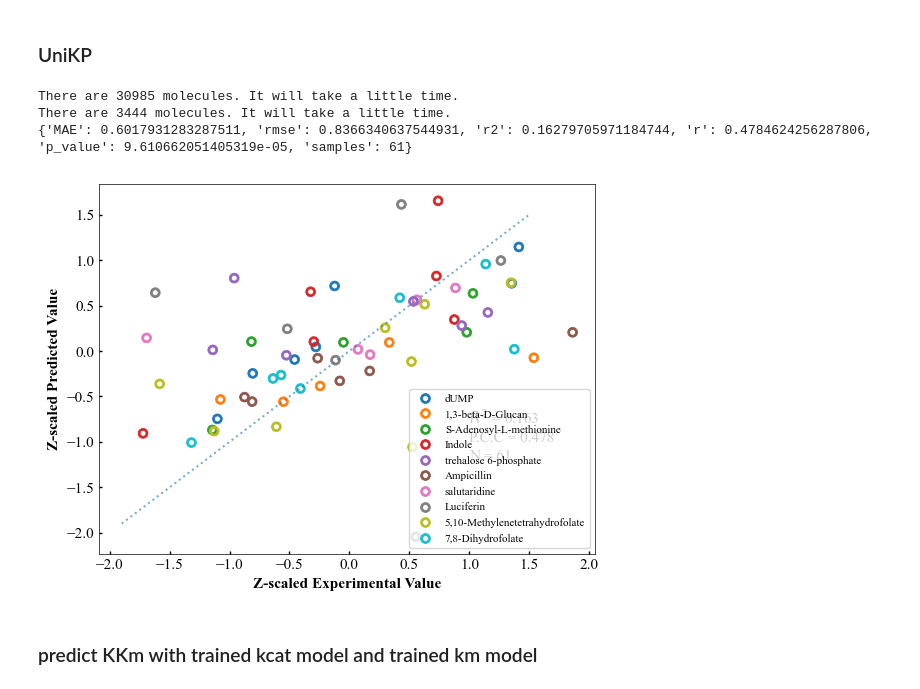
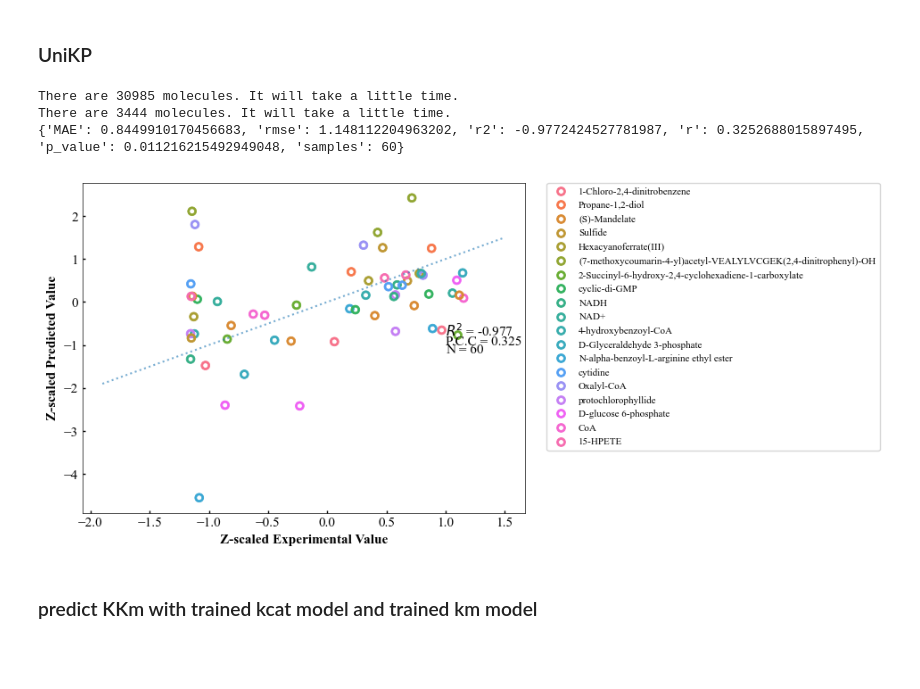
Before and after one commit to XvesS/EITLEM-Kinetics, a Jupyter notebook: Notebook/analysis.ipynb, the cells around one changed output. Drawn from its saved outputs; the diff is of its cells as text; code cells hidden in the pictures; blank space fills up the shorter version.

```diff
--- a/Notebook/analysis.ipynb
+++ b/Notebook/analysis.ipynb
@@ -742,0 +832,16 @@ metric(Pre, Real, True)
+# %%
+import pandas as pd
+dataset_info = pd.read_json("../Data/KCAT/kcat_data.json")
+ec = set(list(dataset_info['ec']))
+ec_str = ""
+for item in ec:
+    ec_str += f"{item}\n"
+with open("../Data/KCAT/ec.txt", 'w') as f:
+    f.write(ec_str)
+rnx_info = pd.read_csv("../Data/KCAT/RheaRNXMap.tsv", sep='\t')
+rnx_id = set(list(rnx_info['Reaction identifier']))
+id_str = ""
+for item in rnx_id:
+    id_str += f"{item}\n"
+with open("../Data/KCAT/ec.txt", 'w') as f:
+    f.write(id_str)
@@ -1024,8 +1482,8 @@ Pre = unikp_predictor.model.predict(x_test)
 
 data_df = []
 for pair_item, t, p in zip(test_pair, Real, Pre):
-    dataItem = kinetics_data[pair_item[3]]
-    k = f"{dataItem['ec']}_{dataItem['organism']}_{dataItem['substrate']}"
+    dataItem = dataset_info.loc[pair_item[3]]
+    k = f"{dataItem['ec']}_{dataItem['substrate']}_{dataItem['organism']}"
     data_df.append({
         'key':k,
         'Experimental':t,
@@ -1039,8 +1497,8 @@ data_df['Experimental_zscaled'] = data_df['Experimental']
 data_df['Predicted_zscaled'] = data_df['Predicted']
 
 entry_dict = Counter(data_df['key'])
-duplicated_dict = {key:value for key, value in entry_dict.items() if value > 1}
-duplicated_list = sorted(duplicated_dict.items(), key=lambda x: x[1], reverse=True)[:10]
+duplicated_dict = {key:value for key, value in entry_dict.items() if value > 2}
+duplicated_list = sorted(duplicated_dict.items(), key=lambda x: x[1], reverse=False)[:20]
 
 for k in duplicated_list:
     idx = (data_df['key'] == k[0])
@@ -1051,40 +1509,41 @@ for k in duplicated_list:
     data_df.loc[idx, 'Predicted_zscaled'] = (data_df.loc[idx, 'Predicted'] - mean_value) / std_value
     data_df.loc[idx, 'choose'] = True
 data_df = data_df[data_df['choose']]
 data_df = data_df[~(pd.isna(data_df['Experimental_zscaled'])|pd.isna(data_df['Predicted_zscaled']))]
 result = metric(data_df['Predicted_zscaled'], data_df['Experimental_zscaled'], True)
 print(result)
+
 import seaborn as sns
 import matplotlib.pyplot as plt
 plt.plot(np.arange(-1.9, 1.6, 0.1), np.arange(-1.9, 1.6,0.1), ":", linewidth=1.5, alpha=0.6)
 plt.tick_params(direction='in')
 plt.tick_params(which='major',length=2)
 plt.tick_params(which='major',width=1)
 sns.scatterplot(x="Experimental_zscaled", y="Predicted_zscaled", hue='Substrate',
                 marker="$\circ$", ec="face", data=data_df, s= 50)
 plt.rcParams['font.family'] = 'Times New Roman'
 # plt.yticks([0.5,0.7,0.9,1.1,1.3,1.5])
 plt.xlabel('Z-scaled Experimental Value', fontsize=11, weight='bold')
 plt.ylabel('Z-scaled Predicted Value', fontsize=11, weight='bold')
 plt.xticks(fontsize=11)
 plt.yticks(fontsize=11)
 plt.legend(frameon=False, prop={"size":12})
 
-plt.text(1, -0.8,'$R^{2}$ = %.3f' % result['r2'], fontweight ="normal", fontsize=11)
-plt.text(1, -1.0, 'P.C.C = %.3f' % result['r'], fontweight ="normal", fontsize=11)
-plt.text(1, -1.2,f'N = {len(data_df)}', fontweight ="normal", fontsize=11)
+plt.text(0.5, -2,'$R^{2}$ = %.3f' % result['r2'], fontweight ="normal", fontsize=11)
+plt.text(0.5, -2.5, 'P.C.C = %.3f' % result['r'], fontweight ="normal", fontsize=11)
+plt.text(0.5, -3.,f'N = {len(data_df)}', fontweight ="normal", fontsize=11)
 ax = plt.gca()
 ax.spines['bottom'].set_linewidth(0.5)
 ax.spines['left'].set_linewidth(0.5)
 ax.spines['top'].set_linewidth(0.5)
 ax.spines['right'].set_linewidth(0.5)
-plt.legend(prop={'size':8})
-plt.savefig("./response_mutant_effect_unikp.png", dpi=600,bbox_inches='tight')
+plt.legend(bbox_to_anchor=(1.05, 1), loc='upper left', borderaxespad=0.,prop={'size':8})
+plt.savefig("./response_mutant_effect_low20_unikp.png", dpi=600,bbox_inches='tight')
 # %% [output]
 There are 30985 molecules. It will take a little time.
 There are 3444 molecules. It will take a little time.
-{'MAE': 0.6017931283287511, 'rmse': 0.8366340637544931, 'r2': 0.16279705971184744, 'r': 0.4784624256287806, 'p_value': 9.610662051405319e-05, 'samples': 61}
+{'MAE': 0.8449910170456683, 'rmse': 1.148112204963202, 'r2': -0.9772424527781987, 'r': 0.3252688015897495, 'p_value': 0.011216215492949048, 'samples': 60}
-[figure, old version]
+[figure, new version]
 # %% [markdown]
 ### predict KKm with trained kcat model and trained km model
 # %%
```
Also changed, not shown: parts of 51 cells of this notebook, 12 other files.
